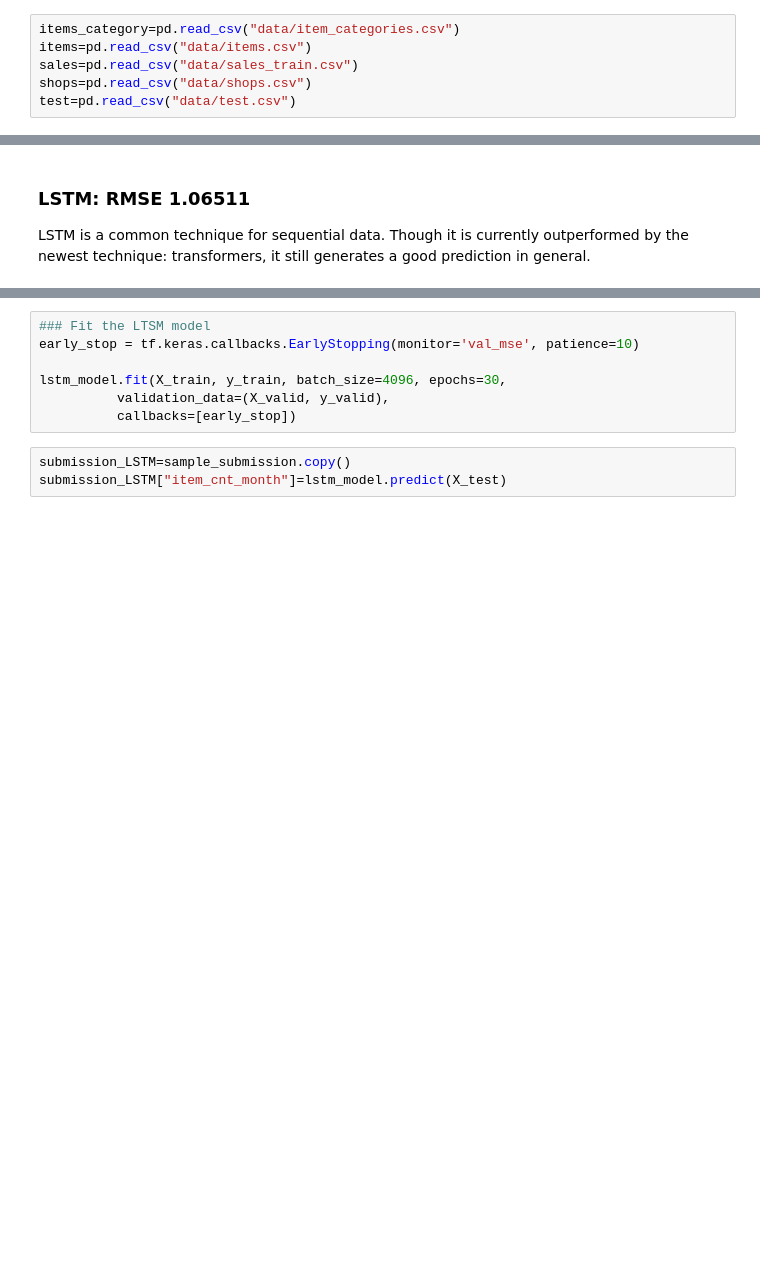
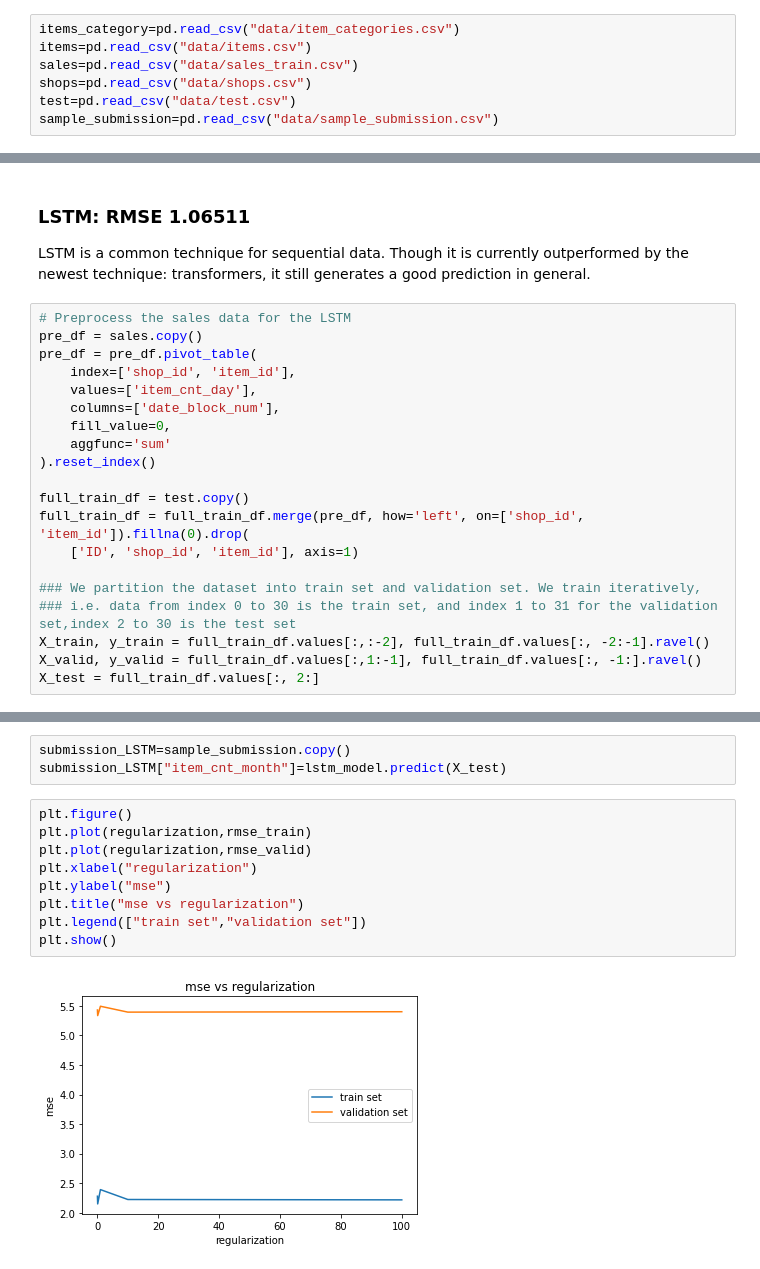
Before and after one commit to STEPHEN-yuri/CE9010_project, a Jupyter notebook: CE9010SalesPrediction.ipynb, the cells around one changed output, grey strips where cells are left out. Cells and saved outputs as stored; diff of their text form; blank space fills up the shorter version.

Commit message:
update LSTM

```diff
--- a/CE9010SalesPrediction.ipynb
+++ b/CE9010SalesPrediction.ipynb
@@ -51,6 +51,7 @@ items=pd.read_csv("data/items.csv")
 sales=pd.read_csv("data/sales_train.csv")
 shops=pd.read_csv("data/shops.csv")
 test=pd.read_csv("data/test.csv")
+sample_submission=pd.read_csv("data/sample_submission.csv")
 # %% [markdown]
 # Data Exploration
 After processing the data, including fixing the names and creating a unified dataframe. We proceed to creat dynamic plot about the monthly and weekly sales. In particular, we see a seasonality pattern in the sales and found the pattern concides with the holidays in Russian Calender. We further create a heatmap according the sales of each city and investigate the autocorrelation of the dataset.
@@ -522,5 +560,25 @@ Unfortunately, the ARIMA model does not work so well following the weight strate
 # %% [markdown]
 ### LSTM: RMSE 1.06511
 LSTM is a common technique for sequential data. Though it is currently outperformed by the newest technique: transformers, it still generates a good prediction in general.
+# %%
+# Preprocess the sales data for the LSTM
+pre_df = sales.copy()
+pre_df = pre_df.pivot_table(
+    index=['shop_id', 'item_id'],
+    values=['item_cnt_day'],
+    columns=['date_block_num'],
+    fill_value=0,
+    aggfunc='sum'
+).reset_index()
+
+full_train_df = test.copy()
+full_train_df = full_train_df.merge(pre_df, how='left', on=['shop_id', 'item_id']).fillna(0).drop(
+    ['ID', 'shop_id', 'item_id'], axis=1)
+
+### We partition the dataset into train set and validation set. We train iteratively,
+### i.e. data from index 0 to 30 is the train set, and index 1 to 31 for the validation set,index 2 to 30 is the test set
+X_train, y_train = full_train_df.values[:,:-2], full_train_df.values[:, -2:-1].ravel()
+X_valid, y_valid = full_train_df.values[:,1:-1], full_train_df.values[:, -1:].ravel()
+X_test = full_train_df.values[:, 2:]
 # %%
 ### Build up the LSTM network
@@ -543,10 +638,14 @@ lstm_model.summary()
-# %%
-### Fit the LTSM model
-early_stop = tf.keras.callbacks.EarlyStopping(monitor='val_mse', patience=10)
-
-lstm_model.fit(X_train, y_train, batch_size=4096, epochs=30,
-          validation_data=(X_valid, y_valid),
-          callbacks=[early_stop])
 # %%
 submission_LSTM=sample_submission.copy()
 submission_LSTM["item_cnt_month"]=lstm_model.predict(X_test)
+# %%
+plt.figure()
+plt.plot(regularization,rmse_train)
+plt.plot(regularization,rmse_valid)
+plt.xlabel("regularization")
+plt.ylabel("mse")
+plt.title("mse vs regularization")
+plt.legend(["train set","validation set"])
+plt.show()
+# %% [output]
+[figure, added]
```
Also changed, not shown: parts of 6 cells of this notebook.
